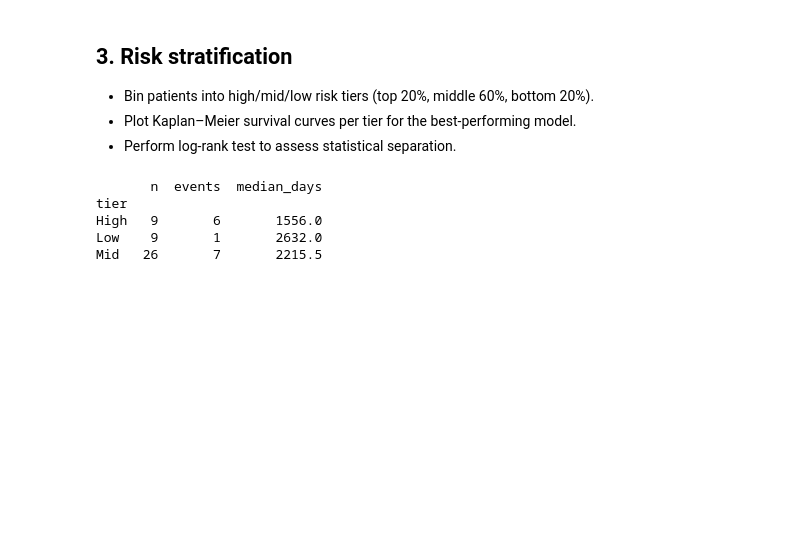
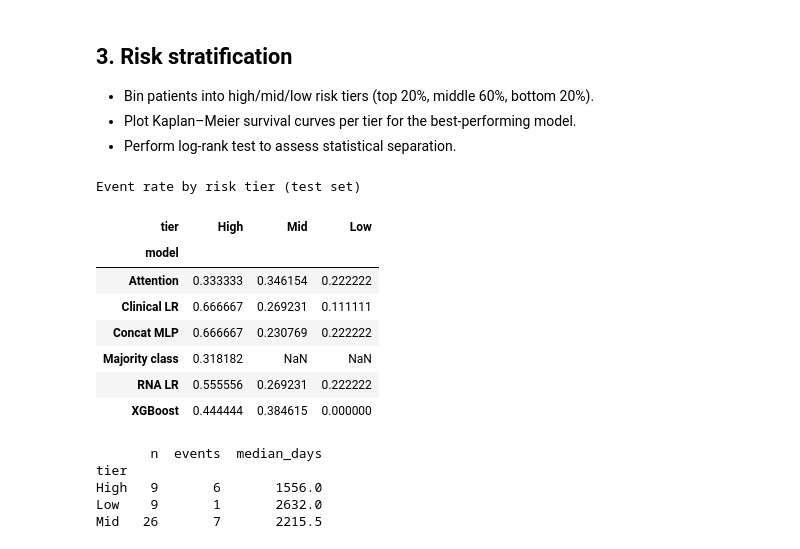
Before and after one commit to dpolioudakis/tcga-multimodal-survival, a Jupyter notebook: notebooks/09_analysis_and_model_selection.ipynb, the cells around one changed output. Drawn from its saved outputs; the diff is of its cells as text; code cells hidden in the pictures; blank space fills up the shorter version.

```diff
--- a/notebooks/09_analysis_and_model_selection.ipynb
+++ b/notebooks/09_analysis_and_model_selection.ipynb
@@ -191,6 +222,38 @@ Name: y_pred_attn, dtype: float64
    - Bin patients into high/mid/low risk tiers (top 20%, middle 60%, bottom 20%).
    - Plot Kaplan–Meier survival curves per tier for the best-performing model.
    - Perform log-rank test to assess statistical separation.
+# %%
+# risk tier event rates for all models on the test set
+def risk_tier_summary(y_true, y_pred, model_name):
+    high_thresh = np.percentile(y_pred, 80)
+    low_thresh  = np.percentile(y_pred, 20)
+    tiers = np.where(y_pred >= high_thresh, "High",
+             np.where(y_pred <= low_thresh, "Low", "Mid"))
+    return (
+        pd.DataFrame({"y": y_true.values, "tier": tiers})
+        .groupby("tier")["y"]
+        .agg(n="count", events="sum", event_rate="mean")
+        .reindex(["High", "Mid", "Low"])
+        .assign(model=model_name)
+    )
+
+tier_df = pd.concat([
+    risk_tier_summary(test_df["y_true"], test_df[col], name)
+    for name, col in models.items()
+]).reset_index()
+
+print("Event rate by risk tier (test set)")
+display(tier_df.pivot_table(index="model", columns="tier", values="event_rate").reindex(columns=["High", "Mid", "Low"]))
+# %% [output]
+Event rate by risk tier (test set)
+| tier | High | Mid | Low |
+| model |  |  |  |
+| Attention | 0.333333 | 0.346154 | 0.222222 |
+| Clinical LR | 0.666667 | 0.269231 | 0.111111 |
+| Concat MLP | 0.666667 | 0.230769 | 0.222222 |
+| Majority class | 0.318182 | NaN | NaN |
+| RNA LR | 0.555556 | 0.269231 | 0.222222 |
+| XGBoost | 0.444444 | 0.384615 | 0.000000 |
 # %%
 # Kaplan-Meier survival curves and log-rank test by risk tier
 km_df = test_df[["sample", "y_pred_clin"]].merge(
```
Also changed, not shown: parts of 5 cells of this notebook, 13 other files.
